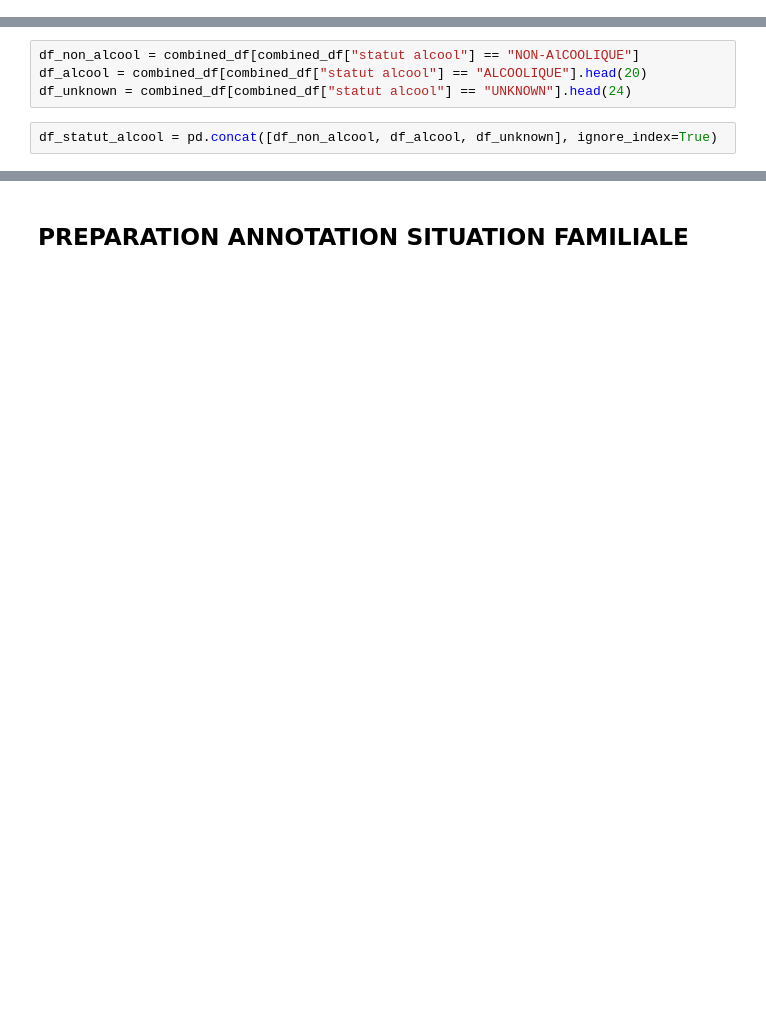
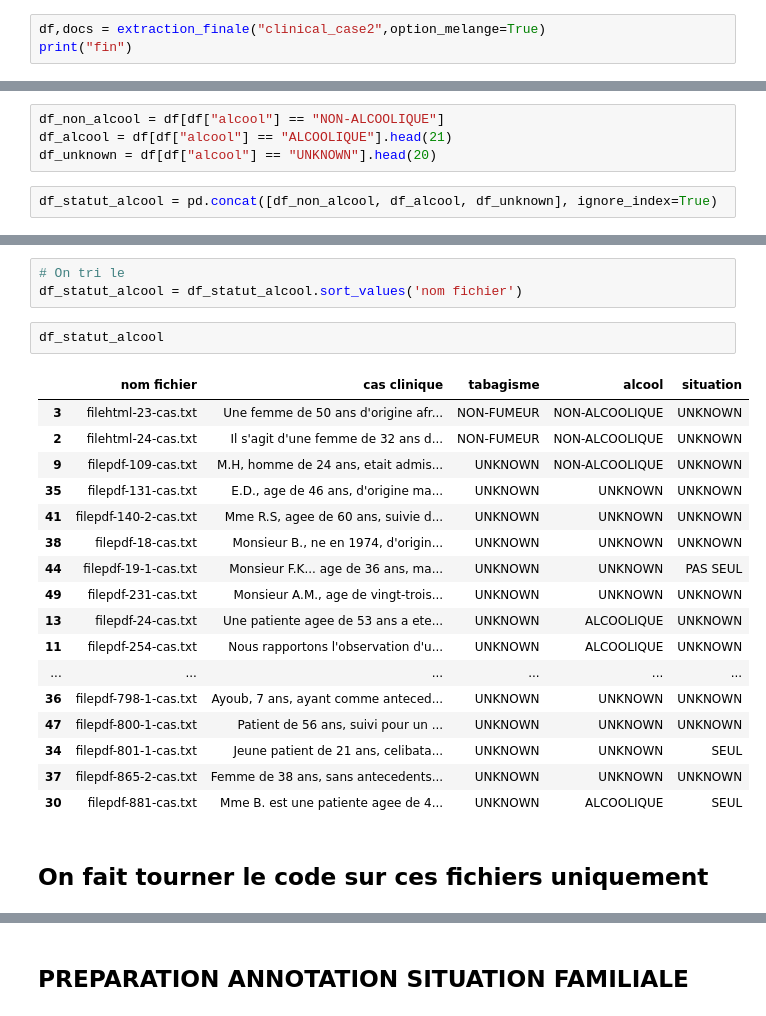
Before and after one commit to MaisenH/Extraction_medkit, a Jupyter notebook: extraction_statuts_v3.ipynb, the cells around one changed output, grey strips where cells are left out. Cells and saved outputs as stored; diff of their text form; blank space fills up the shorter version.

```diff
--- a/extraction_statuts_v3.ipynb
+++ b/extraction_statuts_v3.ipynb
@@ -613,2 +522,5 @@ label=statut_tabagisme, spans=[Span(start=448, end=465)], text='21 paquets-anné
 # %% [markdown]
 ## PREPARATION ANNOTATION ALCOOL
+# %%
+df,docs = extraction_finale("clinical_case2",option_melange=True)
+print("fin")
@@ -615,7 +537,7 @@ label=statut_tabagisme, spans=[Span(start=448, end=465)], text='21 paquets-anné
 # %%
-df_non_alcool = combined_df[combined_df["statut alcool"] == "NON-AlCOOLIQUE"]
-df_alcool = combined_df[combined_df["statut alcool"] == "ALCOOLIQUE"].head(20)
-df_unknown = combined_df[combined_df["statut alcool"] == "UNKNOWN"].head(24)
+df_non_alcool = df[df["alcool"] == "NON-ALCOOLIQUE"]
+df_alcool = df[df["alcool"] == "ALCOOLIQUE"].head(21)
+df_unknown = df[df["alcool"] == "UNKNOWN"].head(20)
 # %%
 df_statut_alcool = pd.concat([df_non_alcool, df_alcool, df_unknown], ignore_index=True)
 # %%
@@ -632,0 +591,25 @@ df_statut_alcool.shape
+# %%
+# On tri le
+df_statut_alcool = df_statut_alcool.sort_values('nom fichier')
+# %%
+df_statut_alcool
+# %% [output]
+|  | nom fichier | cas clinique | tabagisme | alcool | situation |
+| 3 | filehtml-23-cas.txt | Une femme de 50 ans d'origine afr... | NON-FUMEUR | NON-ALCOOLIQUE | UNKNOWN |
+| 2 | filehtml-24-cas.txt | Il s'agit d'une femme de 32 ans d... | NON-FUMEUR | NON-ALCOOLIQUE | UNKNOWN |
+| 9 | filepdf-109-cas.txt | M.H, homme de 24 ans, etait admis... | UNKNOWN | NON-ALCOOLIQUE | UNKNOWN |
+| 35 | filepdf-131-cas.txt | E.D., age de 46 ans, d'origine ma... | UNKNOWN | UNKNOWN | UNKNOWN |
+| 41 | filepdf-140-2-cas.txt | Mme R.S, agee de 60 ans, suivie d... | UNKNOWN | UNKNOWN | UNKNOWN |
+| 38 | filepdf-18-cas.txt | Monsieur B., ne en 1974, d'origin... | UNKNOWN | UNKNOWN | UNKNOWN |
+| 44 | filepdf-19-1-cas.txt | Monsieur F.K... age de 36 ans, ma... | UNKNOWN | UNKNOWN | PAS SEUL |
+| 49 | filepdf-231-cas.txt | Monsieur A.M., age de vingt-trois... | UNKNOWN | UNKNOWN | UNKNOWN |
+| 13 | filepdf-24-cas.txt | Une patiente agee de 53 ans a ete... | UNKNOWN | ALCOOLIQUE | UNKNOWN |
+| 11 | filepdf-254-cas.txt | Nous rapportons l'observation d'u... | UNKNOWN | ALCOOLIQUE | UNKNOWN |
+| ... | ... | ... | ... | ... | ... |
+| 36 | filepdf-798-1-cas.txt | Ayoub, 7 ans, ayant comme anteced... | UNKNOWN | UNKNOWN | UNKNOWN |
+| 47 | filepdf-800-1-cas.txt | Patient de 56 ans, suivi pour un ... | UNKNOWN | UNKNOWN | UNKNOWN |
+| 34 | filepdf-801-1-cas.txt | Jeune patient de 21 ans, celibata... | UNKNOWN | UNKNOWN | SEUL |
+| 37 | filepdf-865-2-cas.txt | Femme de 38 ans, sans antecedents... | UNKNOWN | UNKNOWN | UNKNOWN |
+| 30 | filepdf-881-cas.txt | Mme B. est une patiente agee de 4... | UNKNOWN | ALCOOLIQUE | SEUL |
+# %% [markdown]
+## On fait tourner le code sur ces fichiers uniquement
```
Also changed, not shown: parts of 78 cells of this notebook, 4 other files.
